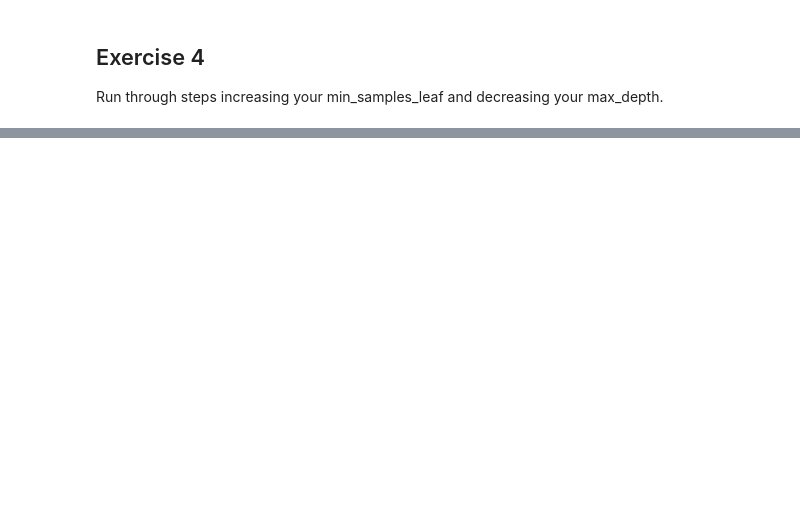
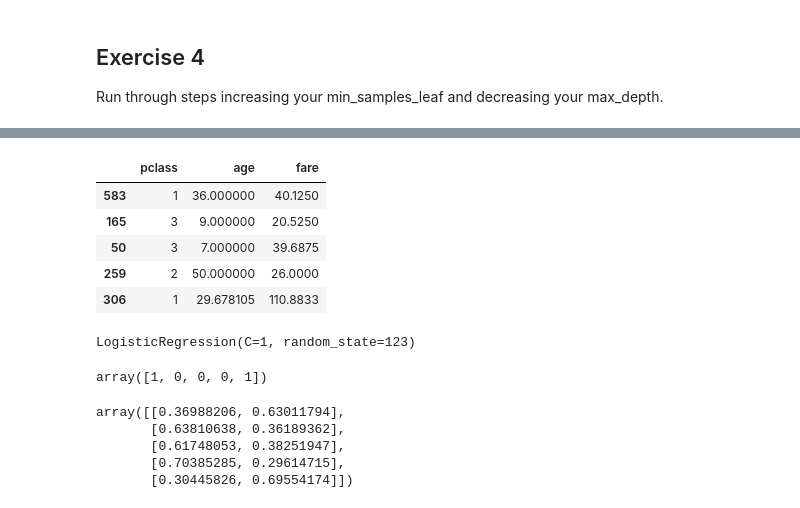
Before and after one commit to lainslie-18/classification-exercises, a Jupyter notebook: model.ipynb, the cells around one changed output, grey strips where cells are left out. Cells and saved outputs as stored; diff of their text form; code cells hidden in the pictures; blank space fills up the shorter version.

Commit message:
updating with addtional completed modeling exercises

```diff
--- a/model.ipynb
+++ b/model.ipynb
@@ -478,0 +738,17 @@ Run through steps increasing your min_samples_leaf and decreasing your max_depth
+# %%
+# designating which features I want to use for modeling
+x_cols = ['pclass', 'age', 'fare']
+y_col = 'survived'
+
+X_train, y_train = train[x_cols], train[y_col]
+X_validate, y_validate = validate[x_cols], validate[y_col]
+X_test, y_test = test[x_cols], test[y_col]
+# %%
+X_train.head()
+# %% [output]
+|  | pclass | age | fare |
+| 583 | 1 | 36.000000 | 40.1250 |
+| 165 | 3 | 9.000000 | 20.5250 |
+| 50 | 3 | 7.000000 | 39.6875 |
+| 259 | 2 | 50.000000 | 26.0000 |
+| 306 | 1 | 29.678105 | 110.8833 |
@@ -478,0 +758,21 @@ Run through steps increasing your min_samples_leaf and decreasing your max_depth
+# %%
+#  fitting the model on train data
+logit.fit(X_train, y_train)
+# %% [output]
+LogisticRegression(C=1, random_state=123)
+# %%
+# using model to make predictions
+y_pred = logit.predict(X_train)
+y_pred[0:5]
+# %% [output]
+array([1, 0, 0, 0, 1])
+# %%
+# checking probability of those predictions
+y_pred_proba = logit.predict_proba(X_train)
+y_pred_proba[0:5]
+# %% [output]
+array([[0.36988206, 0.63011794],
+       [0.63810638, 0.36189362],
+       [0.61748053, 0.38251947],
+       [0.70385285, 0.29614715],
+       [0.30445826, 0.69554174]])
```
Also changed, not shown: parts of 55 cells of this notebook, 1 other file.
